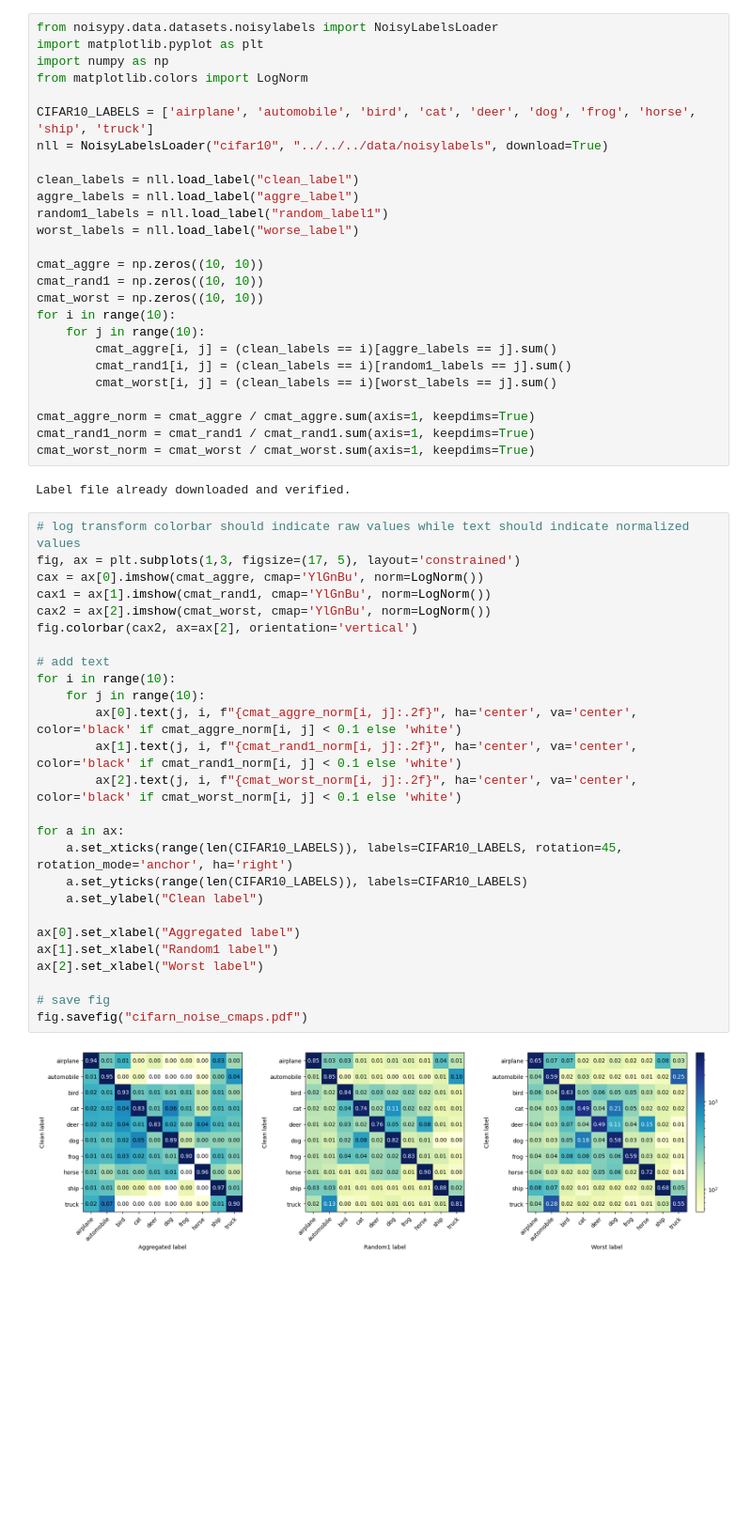
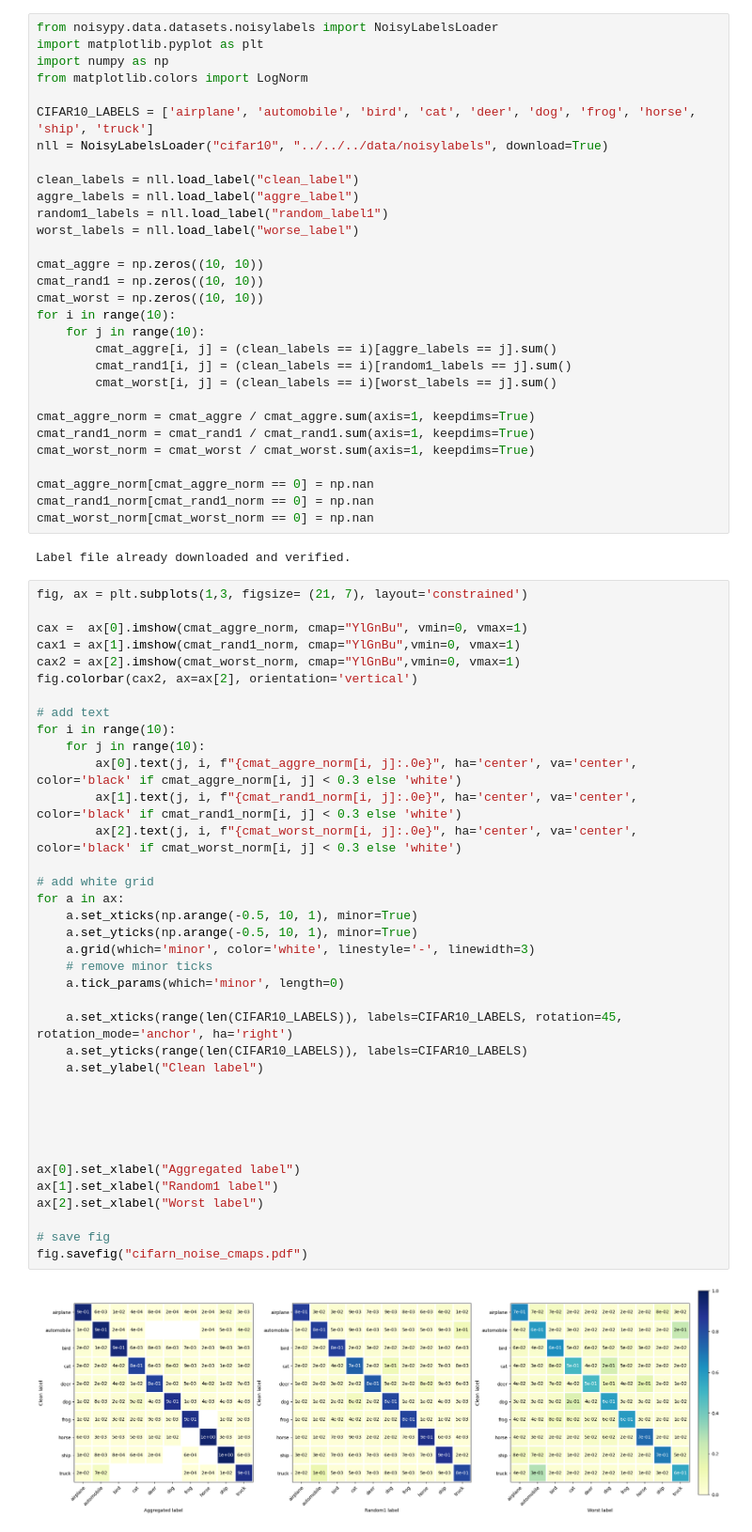
Before and after one commit to KlemenVovk/noisy-labels, a Jupyter notebook: src/reproducibility/dataset_noise/dataset_noise.ipynb, the cells around one changed output. Shown at 94% size. Cells and saved outputs as stored; diff of their text form; blank space fills up the shorter version.

Commit message:
Hotfix colorbar scaling in dataset confusion matrices.

```diff
--- a/src/reproducibility/dataset_noise/dataset_noise.ipynb
+++ b/src/reproducibility/dataset_noise/dataset_noise.ipynb
@@ -24,33 +24,48 @@ for i in range(10):
 cmat_aggre_norm = cmat_aggre / cmat_aggre.sum(axis=1, keepdims=True)
 cmat_rand1_norm = cmat_rand1 / cmat_rand1.sum(axis=1, keepdims=True)
 cmat_worst_norm = cmat_worst / cmat_worst.sum(axis=1, keepdims=True)
+
+cmat_aggre_norm[cmat_aggre_norm == 0] = np.nan
+cmat_rand1_norm[cmat_rand1_norm == 0] = np.nan
+cmat_worst_norm[cmat_worst_norm == 0] = np.nan
 # %% [output]
 Label file already downloaded and verified.
 # %%
-# log transform colorbar should indicate raw values while text should indicate normalized values
-fig, ax = plt.subplots(1,3, figsize=(17, 5), layout='constrained')
-cax = ax[0].imshow(cmat_aggre, cmap='YlGnBu', norm=LogNorm())
-cax1 = ax[1].imshow(cmat_rand1, cmap='YlGnBu', norm=LogNorm())
-cax2 = ax[2].imshow(cmat_worst, cmap='YlGnBu', norm=LogNorm())
+fig, ax = plt.subplots(1,3, figsize= (21, 7), layout='constrained')
+
+cax =  ax[0].imshow(cmat_aggre_norm, cmap="YlGnBu", vmin=0, vmax=1)
+cax1 = ax[1].imshow(cmat_rand1_norm, cmap="YlGnBu",vmin=0, vmax=1)
+cax2 = ax[2].imshow(cmat_worst_norm, cmap="YlGnBu",vmin=0, vmax=1)
 fig.colorbar(cax2, ax=ax[2], orientation='vertical')
 
 # add text
 for i in range(10):
     for j in range(10):
-        ax[0].text(j, i, f"{cmat_aggre_norm[i, j]:.2f}", ha='center', va='center', color='black' if cmat_aggre_norm[i, j] < 0.1 else 'white')
-        ax[1].text(j, i, f"{cmat_rand1_norm[i, j]:.2f}", ha='center', va='center', color='black' if cmat_rand1_norm[i, j] < 0.1 else 'white')
-        ax[2].text(j, i, f"{cmat_worst_norm[i, j]:.2f}", ha='center', va='center', color='black' if cmat_worst_norm[i, j] < 0.1 else 'white')
+        ax[0].text(j, i, f"{cmat_aggre_norm[i, j]:.0e}", ha='center', va='center', color='black' if cmat_aggre_norm[i, j] < 0.3 else 'white')
+        ax[1].text(j, i, f"{cmat_rand1_norm[i, j]:.0e}", ha='center', va='center', color='black' if cmat_rand1_norm[i, j] < 0.3 else 'white')
+        ax[2].text(j, i, f"{cmat_worst_norm[i, j]:.0e}", ha='center', va='center', color='black' if cmat_worst_norm[i, j] < 0.3 else 'white')
 
+# add white grid
 for a in ax:
+    a.set_xticks(np.arange(-0.5, 10, 1), minor=True)
+    a.set_yticks(np.arange(-0.5, 10, 1), minor=True)
+    a.grid(which='minor', color='white', linestyle='-', linewidth=3)
+    # remove minor ticks
+    a.tick_params(which='minor', length=0)
+
     a.set_xticks(range(len(CIFAR10_LABELS)), labels=CIFAR10_LABELS, rotation=45, rotation_mode='anchor', ha='right')
     a.set_yticks(range(len(CIFAR10_LABELS)), labels=CIFAR10_LABELS)
     a.set_ylabel("Clean label")
+
+
+
+
 
 ax[0].set_xlabel("Aggregated label")
 ax[1].set_xlabel("Random1 label")
 ax[2].set_xlabel("Worst label")
 
 # save fig
 fig.savefig("cifarn_noise_cmaps.pdf")
 # %% [output]
-[figure, old version]
+[figure, new version]
```
Also changed, not shown: 1 other file.
